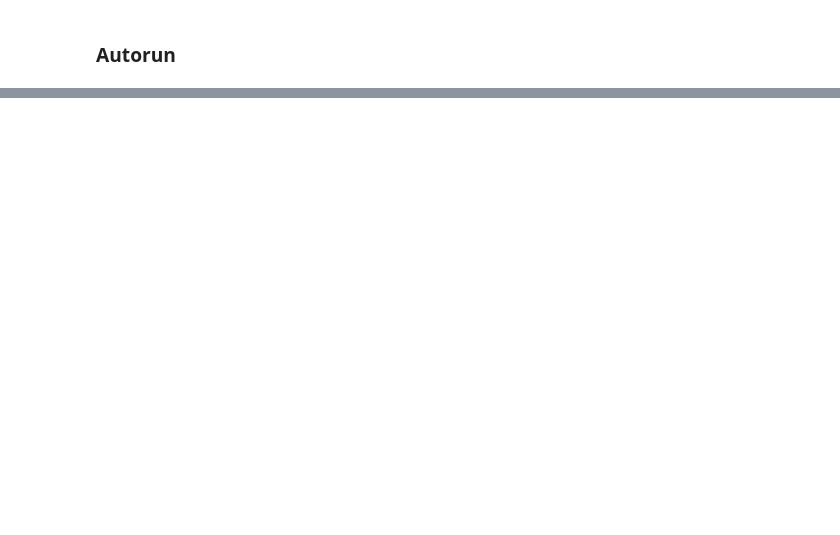
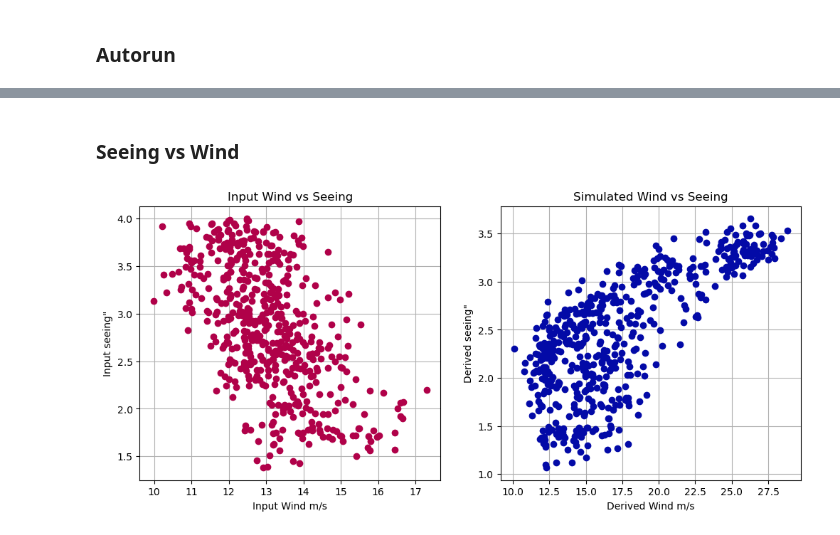
Before and after one commit to lsst-so/notebooks_dhurtado, a Jupyter notebook: notebooks/summit/rso-163/ringsim/simanalysis.ipynb, the cells around one changed output, grey strips where cells are left out. Cells and saved outputs as stored; diff of their text form; code cells hidden in the pictures; blank space fills up the shorter version.

```diff
--- a/notebooks/summit/rso-163/ringsim/simanalysis.ipynb
+++ b/notebooks/summit/rso-163/ringsim/simanalysis.ipynb
@@ -212,0 +287,20 @@ plt.show()
+# %% [markdown]
+### Seeing vs Wind
+# %%
+fig, (ax1, ax2) = plt.subplots(1, 2, figsize=(12, 5))
+
+ax1.plot(df_results['input_wind_ms'], df_results['input_seeing_arcsec'], 'o', color='xkcd:raspberry')
+ax1.set_xlabel('Input Wind m/s')
+ax1.set_ylabel('Input seeing"')
+ax1.set_title('Input Wind vs Seeing')
+ax1.grid(True)
+
+ax2.plot(df_results['wind'], df_results['see_arcsec'], 'o', color='xkcd:cobalt blue')
+ax2.set_xlabel('Derived Wind m/s')
+ax2.set_ylabel('Derived seeing"')
+ax2.set_title('Simulated Wind vs Seeing')
+ax2.grid(True)
+
+plt.show()
+# %% [output]
+[figure, added]
```
Also changed, not shown: parts of 13 cells of this notebook.
